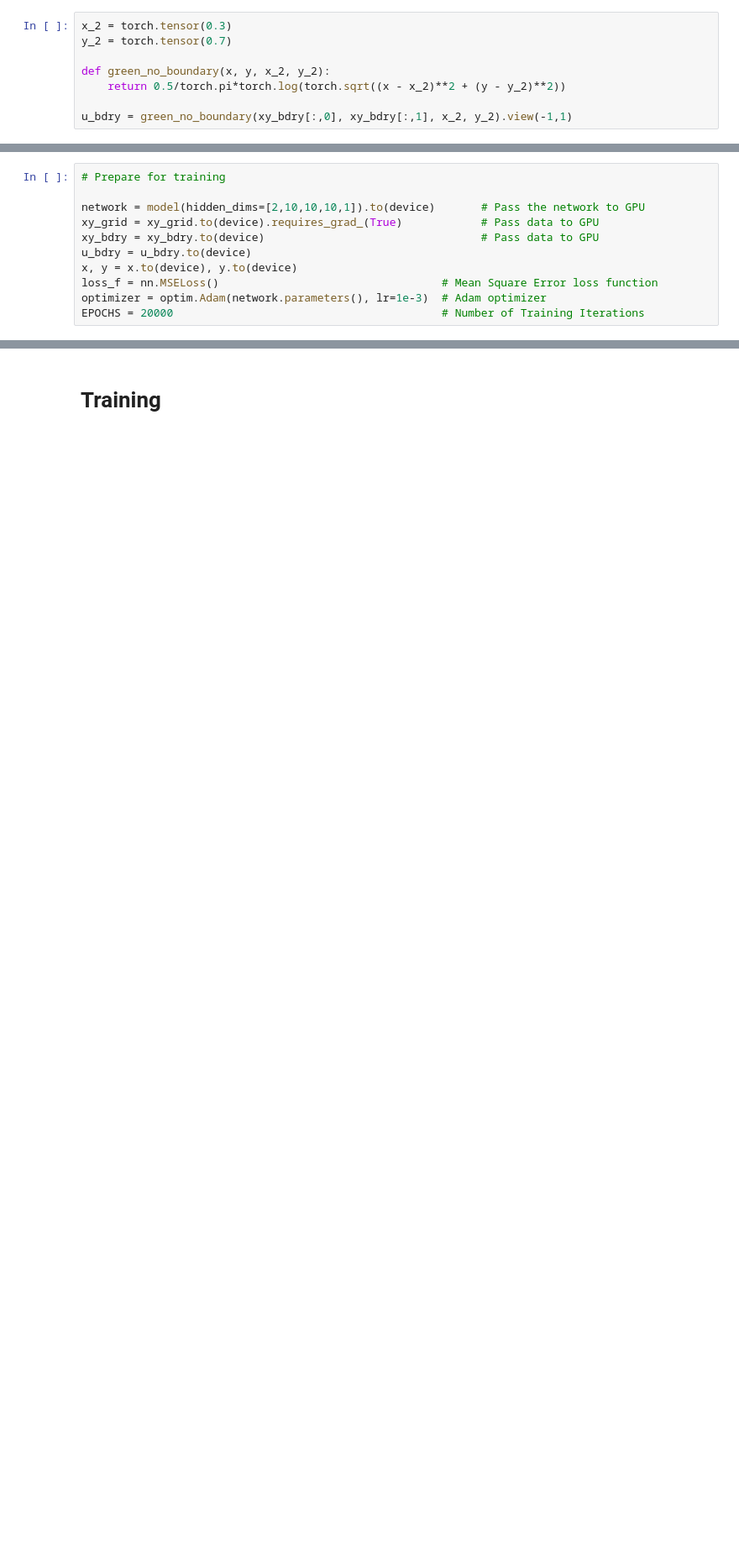
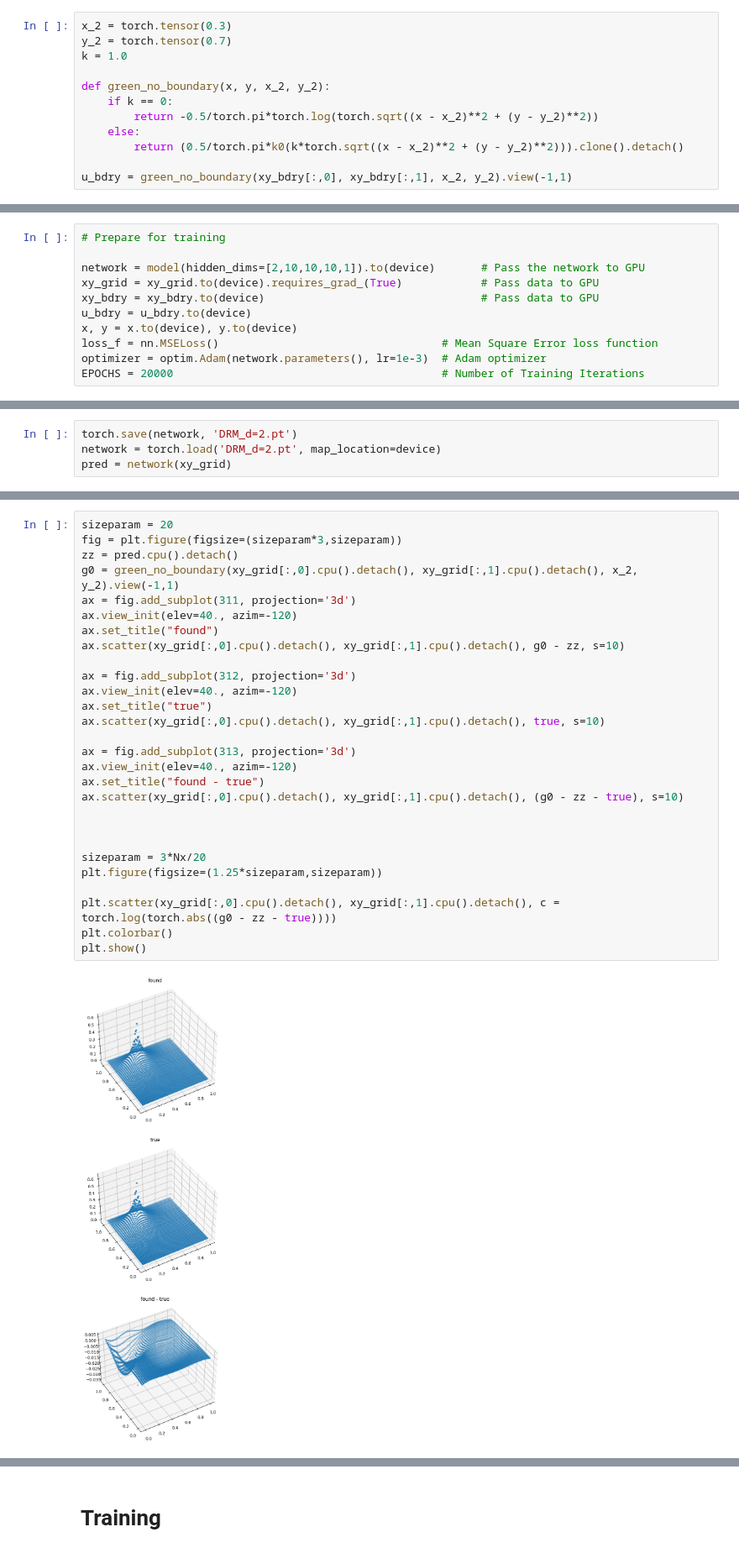
Before and after one commit to xx257xx/KIAS-AI-GROUP-7, a Jupyter notebook: Deep_Ritz_tutorial.ipynb, the cells around one changed output, grey strips where cells are left out. Shown at 84% size. Drawn from its saved outputs; the diff is of its cells as text; blank space fills up the shorter version.

```diff
--- a/Deep_Ritz_tutorial.ipynb
+++ b/Deep_Ritz_tutorial.ipynb
@@ -35,9 +67,13 @@ u_bdry = (xy_bdry[:,0]*xy_bdry[:,1]).view(-1,1)
 # %%
 x_2 = torch.tensor(0.3)
 y_2 = torch.tensor(0.7)
+k = 1.0
 
 def green_no_boundary(x, y, x_2, y_2):
-    return 0.5/torch.pi*torch.log(torch.sqrt((x - x_2)**2 + (y - y_2)**2))
+    if k == 0:
+        return -0.5/torch.pi*torch.log(torch.sqrt((x - x_2)**2 + (y - y_2)**2))
+    else:
+        return (0.5/torch.pi*k0(k*torch.sqrt((x - x_2)**2 + (y - y_2)**2))).clone().detach()
 
 u_bdry = green_no_boundary(xy_bdry[:,0], xy_bdry[:,1], x_2, y_2).view(-1,1)
 # %%
@@ -126,0 +136,4 @@ def normalized_bump(x,a=1.0):
+# %%
+torch.save(network, 'DRM_d=2.pt')
+network = torch.load('DRM_d=2.pt', map_location=device)
+pred = network(xy_grid)
@@ -126,0 +159,30 @@ def normalized_bump(x,a=1.0):
+# %%
+sizeparam = 20
+fig = plt.figure(figsize=(sizeparam*3,sizeparam))
+zz = pred.cpu().detach()
+g0 = green_no_boundary(xy_grid[:,0].cpu().detach(), xy_grid[:,1].cpu().detach(), x_2, y_2).view(-1,1)
+ax = fig.add_subplot(311, projection='3d')
+ax.view_init(elev=40., azim=-120)
+ax.set_title("found")
+ax.scatter(xy_grid[:,0].cpu().detach(), xy_grid[:,1].cpu().detach(), g0 - zz, s=10)
+
+ax = fig.add_subplot(312, projection='3d')
+ax.view_init(elev=40., azim=-120)
+ax.set_title("true")
+ax.scatter(xy_grid[:,0].cpu().detach(), xy_grid[:,1].cpu().detach(), true, s=10)
+
+ax = fig.add_subplot(313, projection='3d')
+ax.view_init(elev=40., azim=-120)
+ax.set_title("found - true")
+ax.scatter(xy_grid[:,0].cpu().detach(), xy_grid[:,1].cpu().detach(), (g0 - zz - true), s=10)
+
+
+
+sizeparam = 3*Nx/20
+plt.figure(figsize=(1.25*sizeparam,sizeparam))
+
+plt.scatter(xy_grid[:,0].cpu().detach(), xy_grid[:,1].cpu().detach(), c = torch.log(torch.abs((g0 - zz - true))))
+plt.colorbar()
+plt.show()
+# %% [output]
+[figure, added]
```
Also changed, not shown: parts of 51 cells of this notebook.
